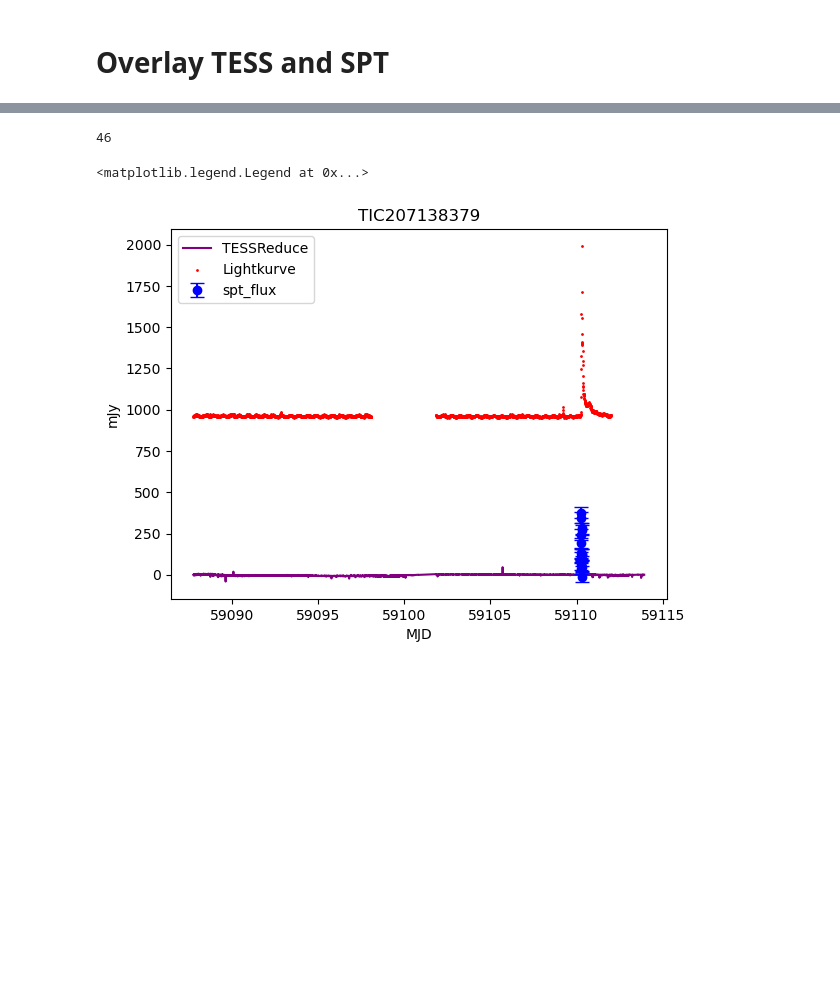
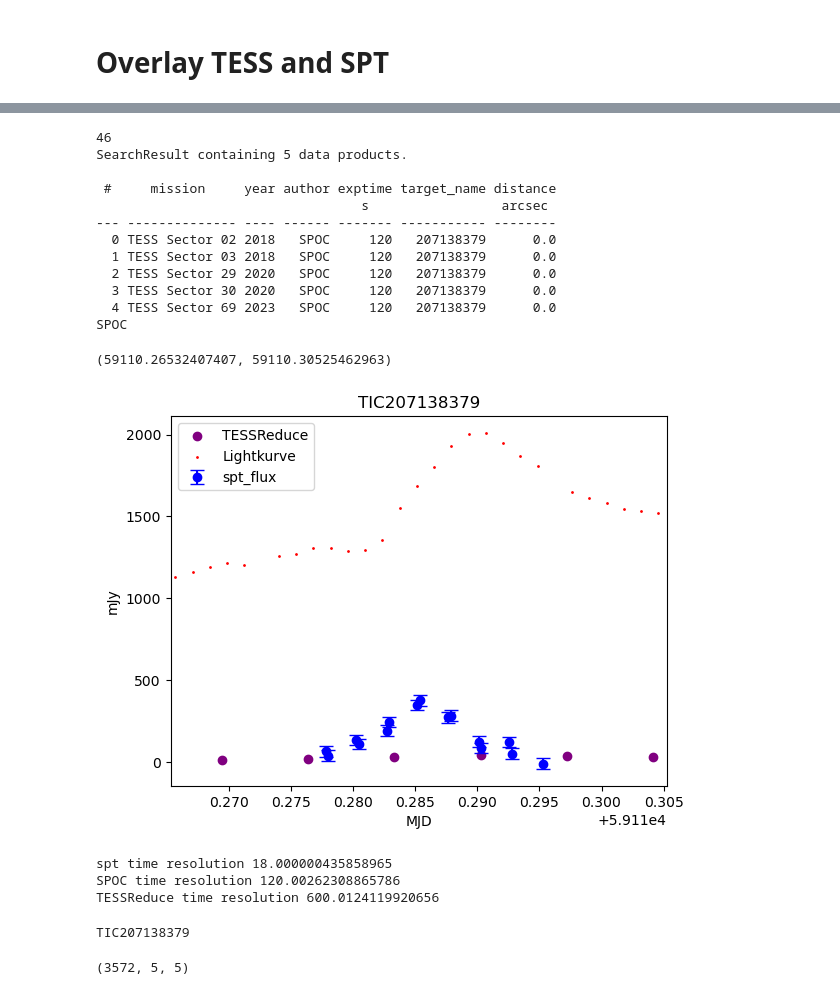
Before and after one commit to VishnuGade/SPT_Flares, a Jupyter notebook: extracting_TESS_lc.ipynb, the cells around one changed output, grey strips where cells are left out. Saved outputs shown, nothing was run; the diff lists cells and outputs as text; code cells hidden in the pictures; blank space fills up the shorter version.

Commit message:
Cleaned up code and identified that  TESSReduce is reducing 10min cadence data rather than 2 min

```diff
--- a/extracting_TESS_lc.ipynb
+++ b/extracting_TESS_lc.ipynb
@@ -336,0 +341,4 @@ TIC = 'TIC207138379'
+# %%
+TIC = 'TIC207138379' # 'TIC207138379', 'TIC229807000', 'TIC279255411', 'TIC401838575'
+coinciding_flares_df = pd.read_pickle('spt_tess_candidates.pkl')
+coinciding_flares_df
@@ -337,36 +352,71 @@ TIC = 'TIC207138379'
 # %%
 #SPT Single Scan
-target_data = spt_tess_candidates[spt_tess_candidates['TIC'] == TIC]
+target_data = coinciding_flares_df[coinciding_flares_df['TIC'] == TIC]
 target_data
 spt_id = target_data['spt_id'].iloc[0]
 lc_idx = np.where(spt_ids == spt_id)[0][0]
 print(lc_idx)
+plt.errorbar(spt_times[lc_idx], spt_flux[lc_idx], yerr= 32*np.ones_like(np.abs(spt_flux_err[lc_idx])),c= 'b', fmt='o', capsize=5, label= 'spt_flux') #flux error currently hardcoded in as 32 mJy
 
 #TESSReduce
 dbfile = open(f'{TIC}_TR_LC', 'rb')
 TR_lc = pickle.load(dbfile)
 dbfile.close()
-plt.plot(TR_lc[0], TR_lc[1], c= 'purple', label= 'TESSReduce')
+plt.scatter(TR_lc[0], TR_lc[1], c= 'purple', label= 'TESSReduce')
 
 #Lightkurve
-obj = lk.search_lightcurve('TIC207138379', mission= 'TESS', author= 'TESS-SPOC')
-res_2020 = np.where(obj.table['year'] == 2020)
+'''REWORK THIS SEARCH LOGIC'''
+obj = lk.search_lightcurve(TIC, mission= 'TESS', author= 'SPOC')
+print(obj)
+res_2020 = np.where(obj.table['mission'] == f'TESS Sector {target_data["sectors"].iloc[0][0]}')
 flare_obs = obj[res_2020][0].download()
+print(flare_obs.author)
 qual = flare_obs.quality.value
 time = np.array(flare_obs.time.value)
 time = time[qual ==0]
 sap_flux = np.array(flare_obs.pdcsap_flux.value)
 sap_flux = sap_flux[qual ==0]
 time += 2457000.0 - 2400000.5
 plt.scatter(time,sap_flux, s=1, c= 'r', label= 'Lightkurve')
 
-plt.errorbar(spt_times[lc_idx], spt_flux[lc_idx], yerr= 32*np.ones_like(np.abs(spt_flux_err[lc_idx])),c= 'b', fmt='o', capsize=5, label= 'spt_flux') #flux error currently hardcoded in as 32 mJy
 plt.title(TIC)
 plt.ylabel('mJy')
 plt.xlabel('MJD')
 plt.legend()
-# plt.xlim(0.05 + 5.91102e4,0.15 + 5.91102e4)
+plt.xlim(np.min(spt_times[lc_idx])-0.01,np.max(spt_times[lc_idx])+0.01)
 # %% [output]
 46
+SearchResult containing 5 data products.
+
+ #     mission     year author exptime target_name distance
+                                  s                 arcsec
+--- -------------- ---- ------ ------- ----------- --------
+  0 TESS Sector 02 2018   SPOC     120   207138379      0.0
+  1 TESS Sector 03 2018   SPOC     120   207138379      0.0
+  2 TESS Sector 29 2020   SPOC     120   207138379      0.0
+  3 TESS Sector 30 2020   SPOC     120   207138379      0.0
+  4 TESS Sector 69 2023   SPOC     120   207138379      0.0
+SPOC
-<matplotlib.legend.Legend at 0x...>
+(59110.26532407407, 59110.30525462963)
-[figure, old version]
+[figure, new version]
+# %%
+print('spt time resolution', (spt_times[lc_idx][1]-spt_times[lc_idx][0]) * 24 * 60 * 60)
+print('SPOC time resolution', (time[1] - time[0]) * 24 * 60 * 60)
+print('TESSReduce time resolution', (TR_lc[0][1] - TR_lc[0][0]) * 24 * 60 * 60)
+# %% [output]
+spt time resolution 18.000000435858965
+SPOC time resolution 120.00262308865786
+TESSReduce time resolution 600.0124119920656
+# %%
+wise = coinciding_flares_df.iloc[2]
+ra = wise['ra']
+dec = wise['dec']
+sector = wise['sectors'][0]
+print(wise['TIC'])
+c = SkyCoord(ra, dec, frame= 'icrs', unit= 'deg')
+tess = lk.search_tesscut(c,sector=sector)
+tpf = tess.download()
+tpf.flux.shape
+# %% [output]
+TIC207138379
+(3572, 5, 5)
```
Also changed, not shown: parts of 15 cells of this notebook, 2 other files.
